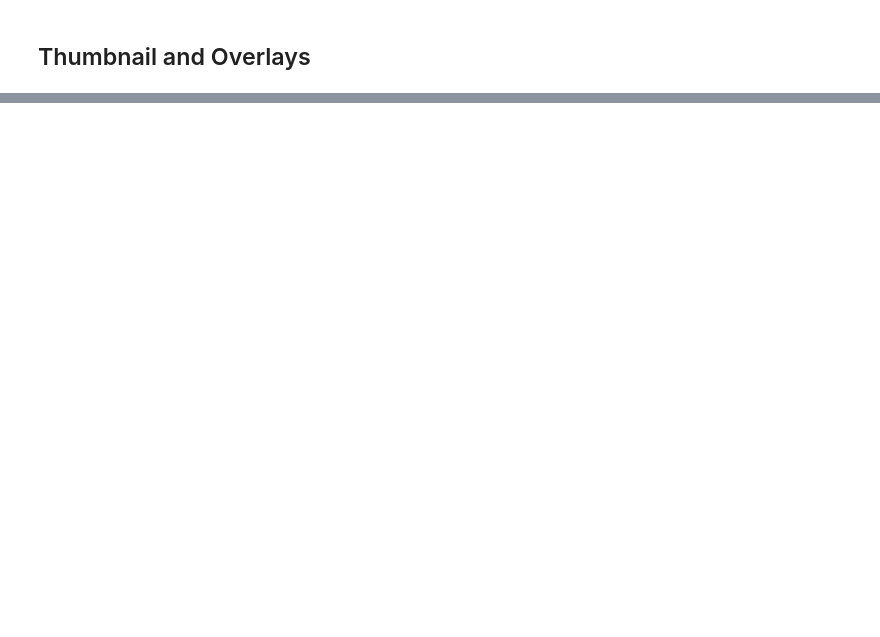
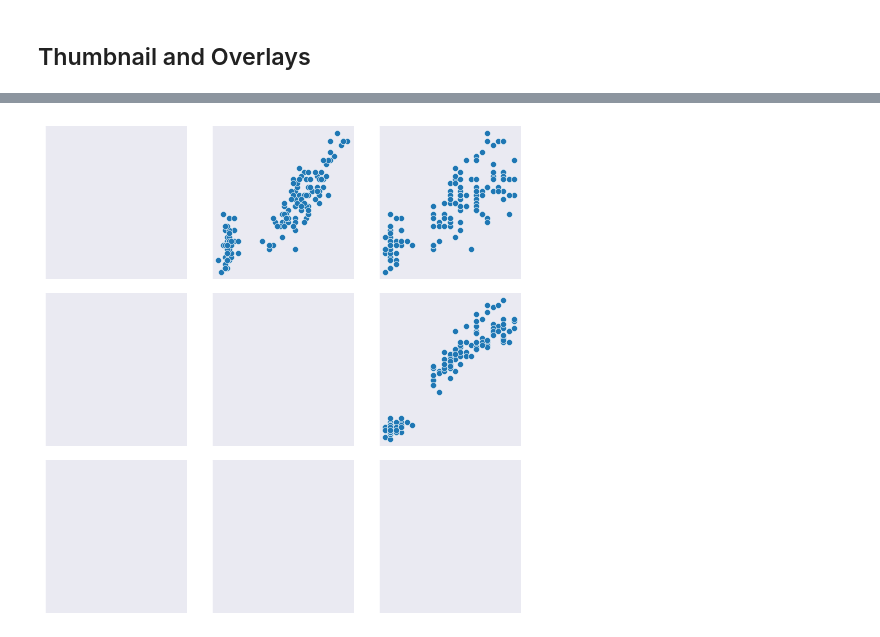
Before and after one commit to kimfetti/Videos, a Jupyter notebook: Seaborn/23_PairGrid.ipynb, the cells around one changed output, grey strips where cells are left out. Saved outputs shown, nothing was run; the diff lists cells and outputs as text; code cells hidden in the pictures; blank space fills up the shorter version.

```diff
--- a/Seaborn/23_PairGrid.ipynb
+++ b/Seaborn/23_PairGrid.ipynb
@@ -148,0 +163,14 @@ plt.rc('axes', labelsize=14)
+# %%
+g = sns.PairGrid(iris, vars=['sepal_length','petal_length', 'petal_width'], diag_sharey=False)
+#g.map_lower(sns.scatterplot)
+g.map_upper(sns.scatterplot)
+for var in g.axes:
+    for ax in var:
+        ax.set_xlabel('')
+        ax.set_ylabel('')
+        ax.set_xticks([])
+        ax.set_yticks([])
+#g.savefig('23pairgrid_image_lowertri.png', dpi=200)
+#g.savefig('23pairgrid_image_uppertri.png', dpi=200)
+# %% [output]
+[figure, added]
```
Also changed, not shown: parts of 8 cells of this notebook.
